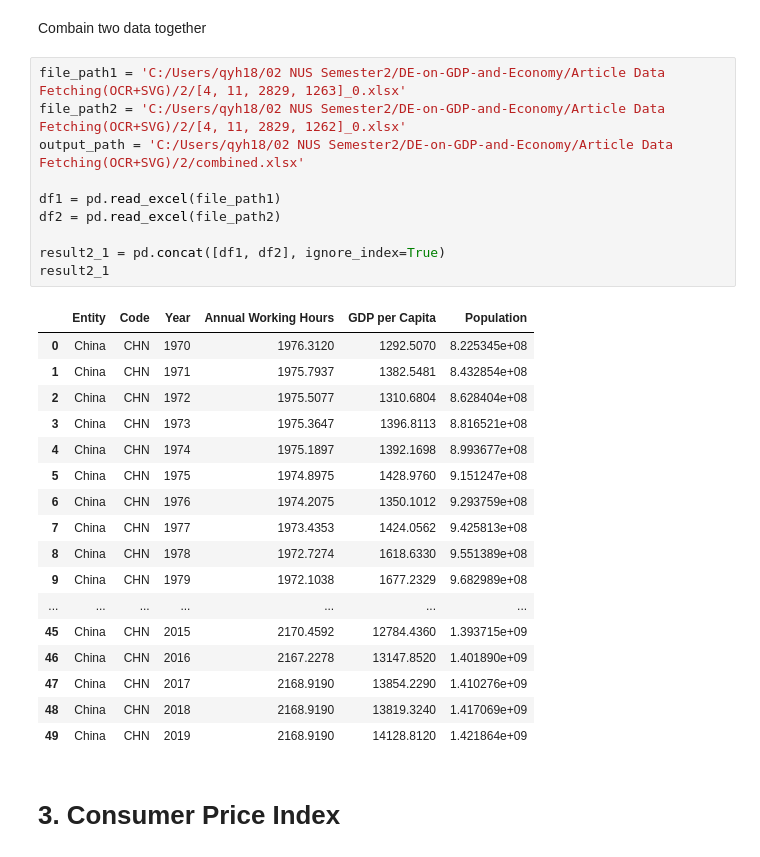
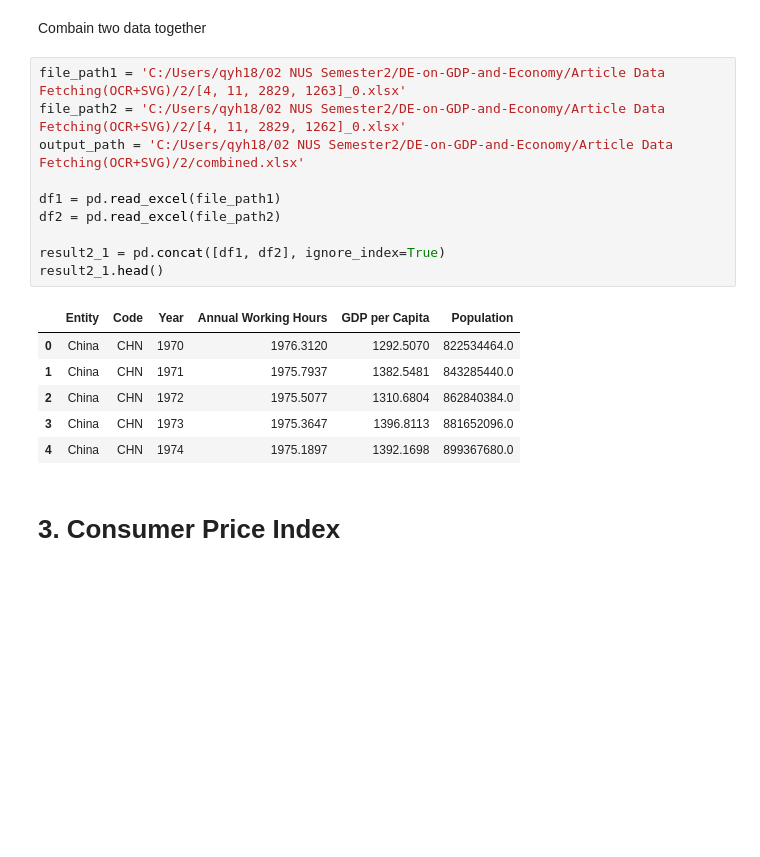
Before and after one commit to QIYIHAN/DE-on-GDP-and-Economy, a Jupyter notebook: Article Data Fetching(OCR+SVG)/Article Data Fetching(OCR).ipynb, the cells around one changed output. Drawn from its saved outputs; the diff is of its cells as text; blank space fills up the shorter version.

```diff
--- a/Article Data Fetching(OCR+SVG)/Article Data Fetching(OCR).ipynb
+++ b/Article Data Fetching(OCR+SVG)/Article Data Fetching(OCR).ipynb
@@ -228,31 +218,20 @@ Combain two data together
 # %%
 file_path1 = 'C:/Users/qyh18/02 NUS Semester2/DE-on-GDP-and-Economy/Article Data Fetching(OCR+SVG)/2/[4, 11, 2829, 1263]_0.xlsx'
 file_path2 = 'C:/Users/qyh18/02 NUS Semester2/DE-on-GDP-and-Economy/Article Data Fetching(OCR+SVG)/2/[4, 11, 2829, 1262]_0.xlsx'
 output_path = 'C:/Users/qyh18/02 NUS Semester2/DE-on-GDP-and-Economy/Article Data Fetching(OCR+SVG)/2/combined.xlsx'
 
 df1 = pd.read_excel(file_path1)
 df2 = pd.read_excel(file_path2)
 
 result2_1 = pd.concat([df1, df2], ignore_index=True)
-result2_1
+result2_1.head()
 # %% [output]
 |  | Entity | Code | Year | Annual Working Hours | GDP per Capita | Population |
-| 0 | China | CHN | 1970 | 1976.3120 | 1292.5070 | 8.225345e+08 |
-| 1 | China | CHN | 1971 | 1975.7937 | 1382.5481 | 8.432854e+08 |
-| 2 | China | CHN | 1972 | 1975.5077 | 1310.6804 | 8.628404e+08 |
-| 3 | China | CHN | 1973 | 1975.3647 | 1396.8113 | 8.816521e+08 |
-| 4 | China | CHN | 1974 | 1975.1897 | 1392.1698 | 8.993677e+08 |
-| 5 | China | CHN | 1975 | 1974.8975 | 1428.9760 | 9.151247e+08 |
-| 6 | China | CHN | 1976 | 1974.2075 | 1350.1012 | 9.293759e+08 |
-| 7 | China | CHN | 1977 | 1973.4353 | 1424.0562 | 9.425813e+08 |
-| 8 | China | CHN | 1978 | 1972.7274 | 1618.6330 | 9.551389e+08 |
-| 9 | China | CHN | 1979 | 1972.1038 | 1677.2329 | 9.682989e+08 |
-| ... | ... | ... | ... | ... | ... | ... |
-| 45 | China | CHN | 2015 | 2170.4592 | 12784.4360 | 1.393715e+09 |
-| 46 | China | CHN | 2016 | 2167.2278 | 13147.8520 | 1.401890e+09 |
-| 47 | China | CHN | 2017 | 2168.9190 | 13854.2290 | 1.410276e+09 |
-| 48 | China | CHN | 2018 | 2168.9190 | 13819.3240 | 1.417069e+09 |
-| 49 | China | CHN | 2019 | 2168.9190 | 14128.8120 | 1.421864e+09 |
+| 0 | China | CHN | 1970 | 1976.3120 | 1292.5070 | 822534464.0 |
+| 1 | China | CHN | 1971 | 1975.7937 | 1382.5481 | 843285440.0 |
+| 2 | China | CHN | 1972 | 1975.5077 | 1310.6804 | 862840384.0 |
+| 3 | China | CHN | 1973 | 1975.3647 | 1396.8113 | 881652096.0 |
+| 4 | China | CHN | 1974 | 1975.1897 | 1392.1698 | 899367680.0 |
 # %% [markdown]
 # 3. Consumer Price Index
 # %% [markdown]
```
Also changed, not shown: parts of 27 cells of this notebook, 11 other files.
